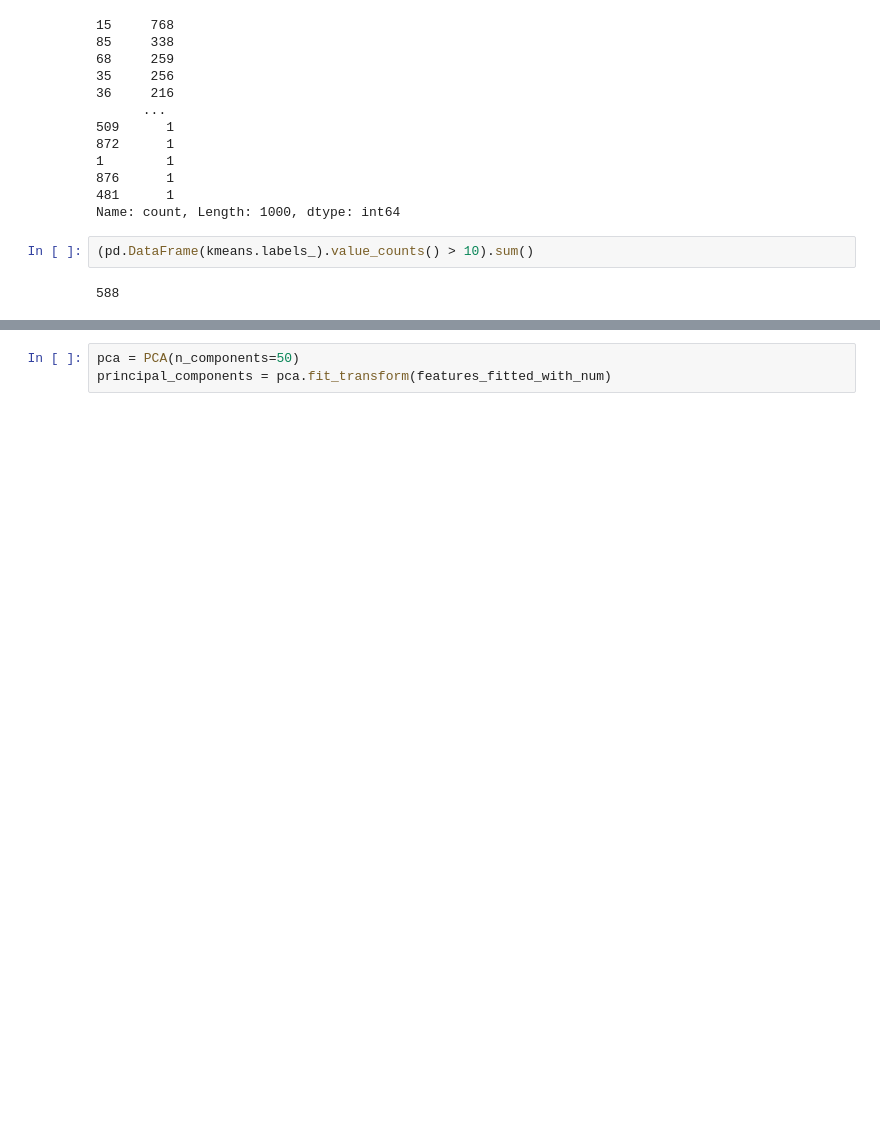
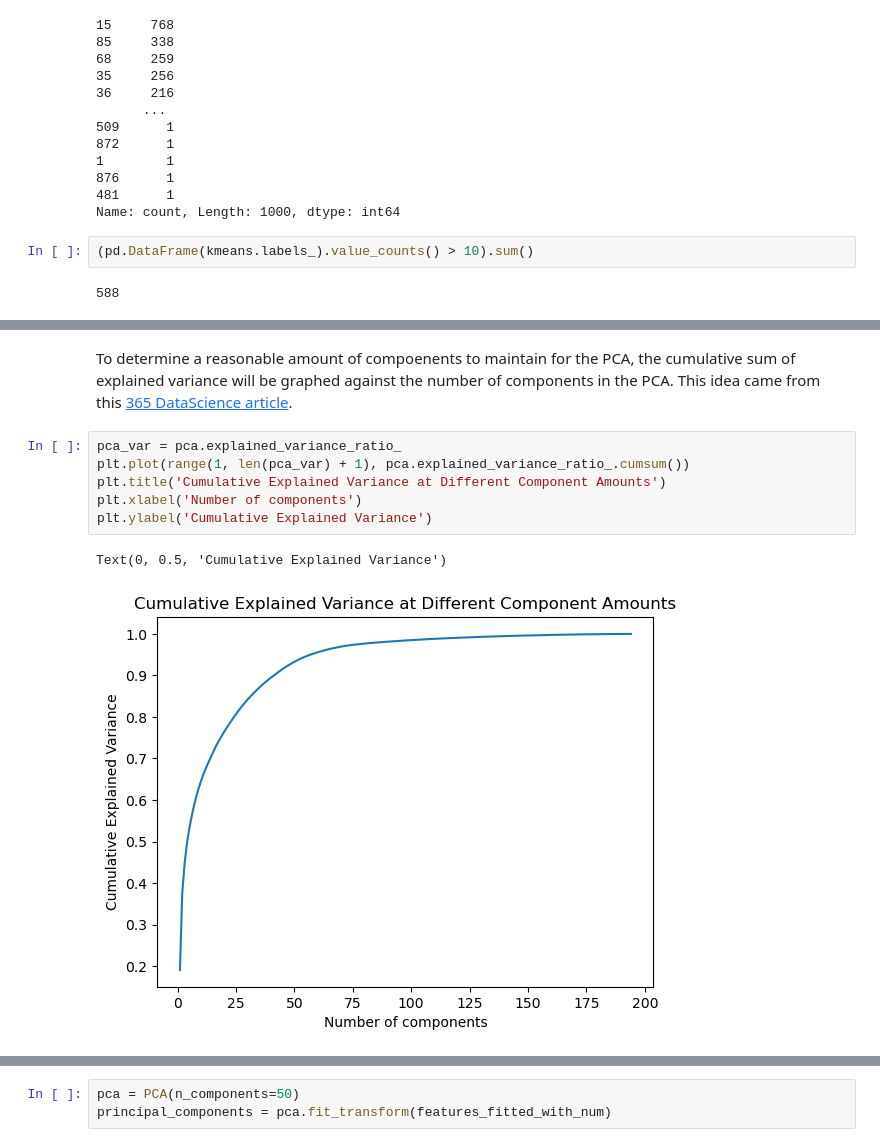
Before and after one commit to ChessGuy/data-projects, a Jupyter notebook: Board Game Recommender/Board Game Recommender.ipynb, the cells around one changed output, grey strips where cells are left out. Drawn from its saved outputs; the diff is of its cells as text; blank space fills up the shorter version.

```diff
--- a/Board Game Recommender/Board Game Recommender.ipynb
+++ b/Board Game Recommender/Board Game Recommender.ipynb
@@ -590,0 +603,11 @@ plt.plot(range(1, len(pca_var) + 1), pca.explained_variance_ratio_.cumsum())
+# %% [markdown]
+To determine a reasonable amount of compoenents to maintain for the PCA, the cumulative sum of explained variance will be graphed against the number of components in the PCA.  This idea came from this [365 DataScience article](https://365datascience.com/tutorials/python-tutorials/pca-k-means/).
+# %%
+pca_var = pca.explained_variance_ratio_
+plt.plot(range(1, len(pca_var) + 1), pca.explained_variance_ratio_.cumsum())
+plt.title('Cumulative Explained Variance at Different Component Amounts')
+plt.xlabel('Number of components')
+plt.ylabel('Cumulative Explained Variance')
+# %% [output]
+Text(0, 0.5, 'Cumulative Explained Variance')
+[figure, added]
```
Also changed, not shown: parts of 122 cells of this notebook.
